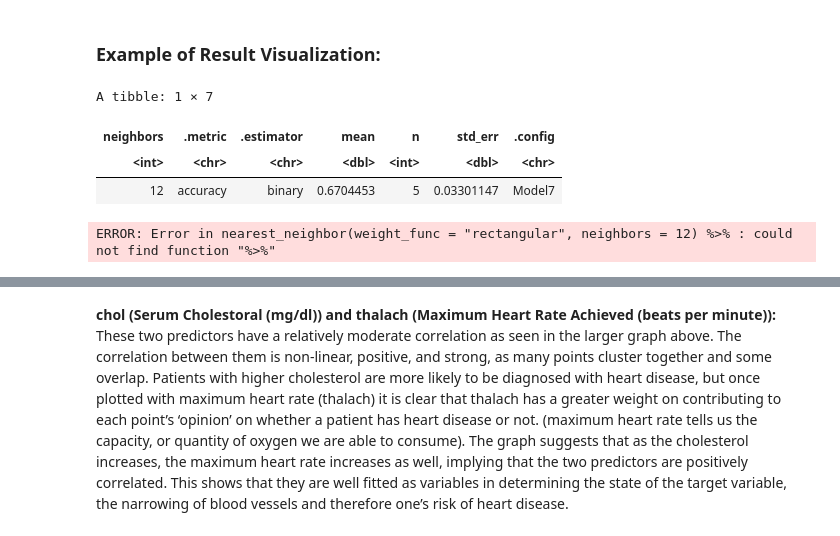
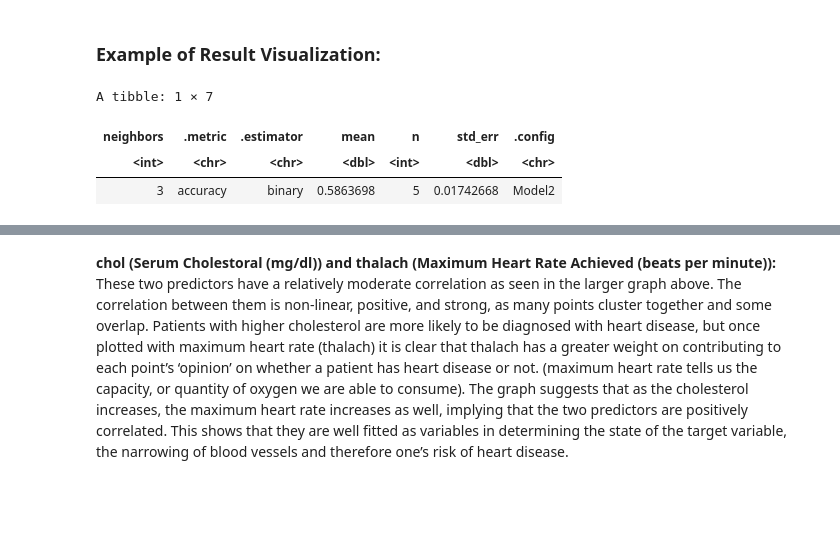
Before and after one commit to Yujinjen/group_project, a Jupyter notebook: DSCI_G36_Project_Submission.ipynb, the cells around one changed output, grey strips where cells are left out. Saved outputs shown, nothing was run; the diff lists cells and outputs as text; code cells hidden in the pictures; blank space fills up the shorter version.

```diff
--- a/DSCI_G36_Project_Submission.ipynb
+++ b/DSCI_G36_Project_Submission.ipynb
@@ -299,38 +304,44 @@ Based on the correlation coefficients generated in Figure 1.2, all of the values
 # %%
 set.seed(1234)
 
 heart_disease_vfold <- vfold_cv(heart_disease_training, v = 5, strata = num)
 
 knn_tune <- nearest_neighbor(weight_func = "rectangular", neighbors=tune()) %>%
   set_engine("kknn") %>%
   set_mode("classification")
 
-heart_disease_recipe <- recipe(num ~ age + trestbps + thalach + chol, data = heart_disease_training) %>%
+heart_disease_recipe <- recipe(num ~ age + trestbps, data = heart_disease_training) %>%
   step_scale(all_predictors()) %>%
   step_center(all_predictors()) %>%
   prep()
+
+#the one below has age trestbps thalach chol
+# heart_disease_recipe <- recipe(num ~ age + trestbps + thalach + chol, data = heart_disease_training) %>%
+#   step_scale(all_predictors()) %>%
+#   step_center(all_predictors()) %>%
+#   prep()
 
 knn_fit <- workflow() %>%
       add_recipe(heart_disease_recipe) %>%
       add_model(knn_tune) %>%
       tune_grid(resamples = heart_disease_vfold, grid = 10) %>%
       collect_metrics()
 
 accuracies_max <- knn_fit %>%
       filter(.metric == "accuracy") %>%
       arrange(-mean)  %>%
       slice(1)
 
 accuracies_max
 # %% [output]
 A tibble: 1 × 7
 | neighbors | .metric | .estimator | mean | n | std_err | .config |
 | <int> | <chr> | <chr> | <dbl> | <int> | <dbl> | <chr> |
-| 12 | accuracy | binary | 0.6704453 | 5 | 0.03301147 | Model7 |
+| 3 | accuracy | binary | 0.5863698 | 5 | 0.01742668 | Model2 |
 # %%
 set.seed(1234)
 
-knn_spec <- nearest_neighbor(weight_func = "rectangular", neighbors=12) %>%
+knn_spec <- nearest_neighbor(weight_func = "rectangular", neighbors=3) %>%
   set_engine("kknn") %>%
   set_mode("classification")
 
@@ -347,25 +358,13 @@ trestbps_grid <- seq(min(heart_disease_training$trestbps),
                 max(heart_disease_training$trestbps),
                 length.out = 100)
 
-thalach_grid <- seq(min(heart_disease_training$thalach),
-                max(heart_disease_training$thalach),
-                length.out = 100)
+heart_disease_grid <- as_tibble(expand.grid(age = age_grid,
+                                trestbps = trestbps_grid))
 
-chol_grid <- seq(min(heart_disease_training$chol),
-                max(heart_disease_training$chol),
-                length.out = 100)
+knn_pred_grid <- predict(knn_fit, heart_disease_grid)
 
-heart_disease_grid <- as_tibble(expand.grid(age = age_grid,
-                                trestbps = trestbps_grid,
-                                           thalach = thalach_grid,
-                                           chol = chol_grid))
-
-knnPredGrid <- predict(knn_fit, heart_disease_grid)
-
-prediction_table <- bind_cols(knnPredGrid, heart_disease_grid) %>%
+prediction_table <- bind_cols(knn_pred_grid, heart_disease_grid) %>%
   rename(num = .pred_class)
-# %% [output]
-ERROR: Error in nearest_neighbor(weight_func = "rectangular", neighbors = 12) %>% : could not find function "%>%"
 # %%
 set.seed(1234)
 
```
Also changed, not shown: parts of 3 cells of this notebook.
